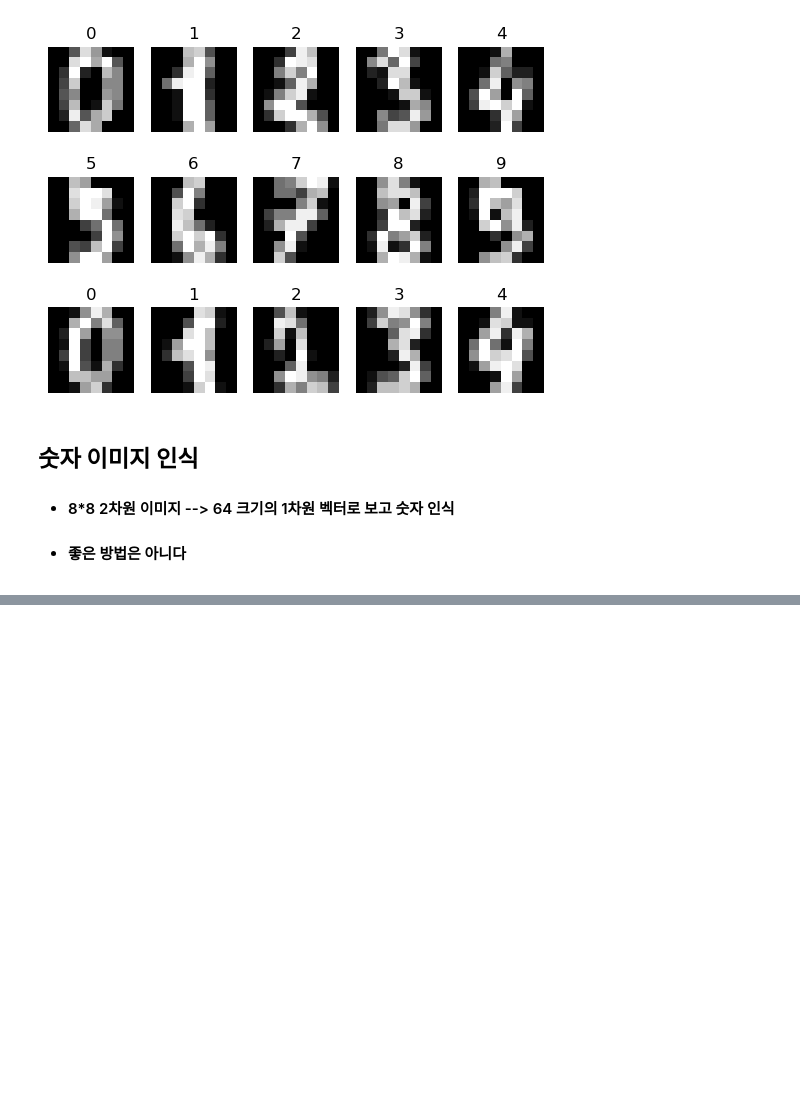
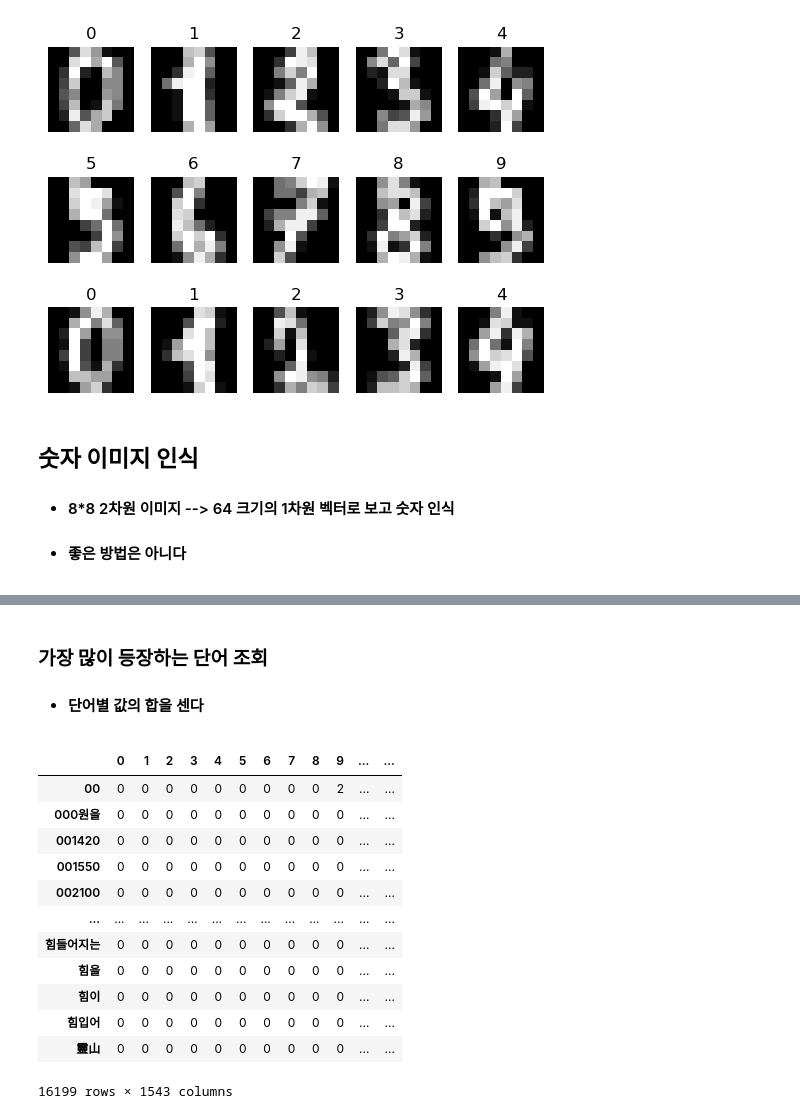
Before and after one commit to hanjaek/Data_Analysis, a Jupyter notebook: M3/Text_Mining.ipynb, the cells around one changed output, grey strips where cells are left out. Saved outputs shown, nothing was run; the diff lists cells and outputs as text; code cells hidden in the pictures; blank space fills up the shorter version.

Commit message:
Update: M3 procedure text mining countvectorizer

```diff
--- a/M3/Text_Mining.ipynb
+++ b/M3/Text_Mining.ipynb
@@ -194,0 +248,2 @@ from sklearn.metrics import accuracy_score
+# %%
+news_all = pd.read_excel("news.xlsx")
@@ -194,0 +269,3 @@ from sklearn.metrics import accuracy_score
+# %%
+news_text = news_all['본문']
+news_text[:5]
@@ -194,0 +311,3 @@ from sklearn.metrics import accuracy_score
+# %%
+cv = CountVectorizer()
+dtm = cv.fit_transform(news_text.tolist())
@@ -194,0 +323,3 @@ from sklearn.metrics import accuracy_score
+# %%
+df = pd.DataFrame(dtm.toarray(), columns = cv.get_feature_names_out())
+df[:3]
@@ -194,0 +368,19 @@ from sklearn.metrics import accuracy_score
+# %% [markdown]
+### **가장 많이 등장하는 단어 조회**
+- #### 단어별 값의 합을 센다
+# %%
+df.transpose()
+# %% [output]
+|  | 0 | 1 | 2 | 3 | 4 | 5 | 6 | 7 | 8 | 9 | ... | ... |
+| 00 | 0 | 0 | 0 | 0 | 0 | 0 | 0 | 0 | 0 | 2 | ... | ... |
+| 000원을 | 0 | 0 | 0 | 0 | 0 | 0 | 0 | 0 | 0 | 0 | ... | ... |
+| 001420 | 0 | 0 | 0 | 0 | 0 | 0 | 0 | 0 | 0 | 0 | ... | ... |
+| 001550 | 0 | 0 | 0 | 0 | 0 | 0 | 0 | 0 | 0 | 0 | ... | ... |
+| 002100 | 0 | 0 | 0 | 0 | 0 | 0 | 0 | 0 | 0 | 0 | ... | ... |
+| ... | ... | ... | ... | ... | ... | ... | ... | ... | ... | ... | ... | ... |
+| 힘들어지는 | 0 | 0 | 0 | 0 | 0 | 0 | 0 | 0 | 0 | 0 | ... | ... |
+| 힘을 | 0 | 0 | 0 | 0 | 0 | 0 | 0 | 0 | 0 | 0 | ... | ... |
+| 힘이 | 0 | 0 | 0 | 0 | 0 | 0 | 0 | 0 | 0 | 0 | ... | ... |
+| 힘입어 | 0 | 0 | 0 | 0 | 0 | 0 | 0 | 0 | 0 | 0 | ... | ... |
+| 靈山 | 0 | 0 | 0 | 0 | 0 | 0 | 0 | 0 | 0 | 0 | ... | ... |
+16199 rows × 1543 columns
```
Also changed, not shown: parts of 32 cells of this notebook, 1 other file.
